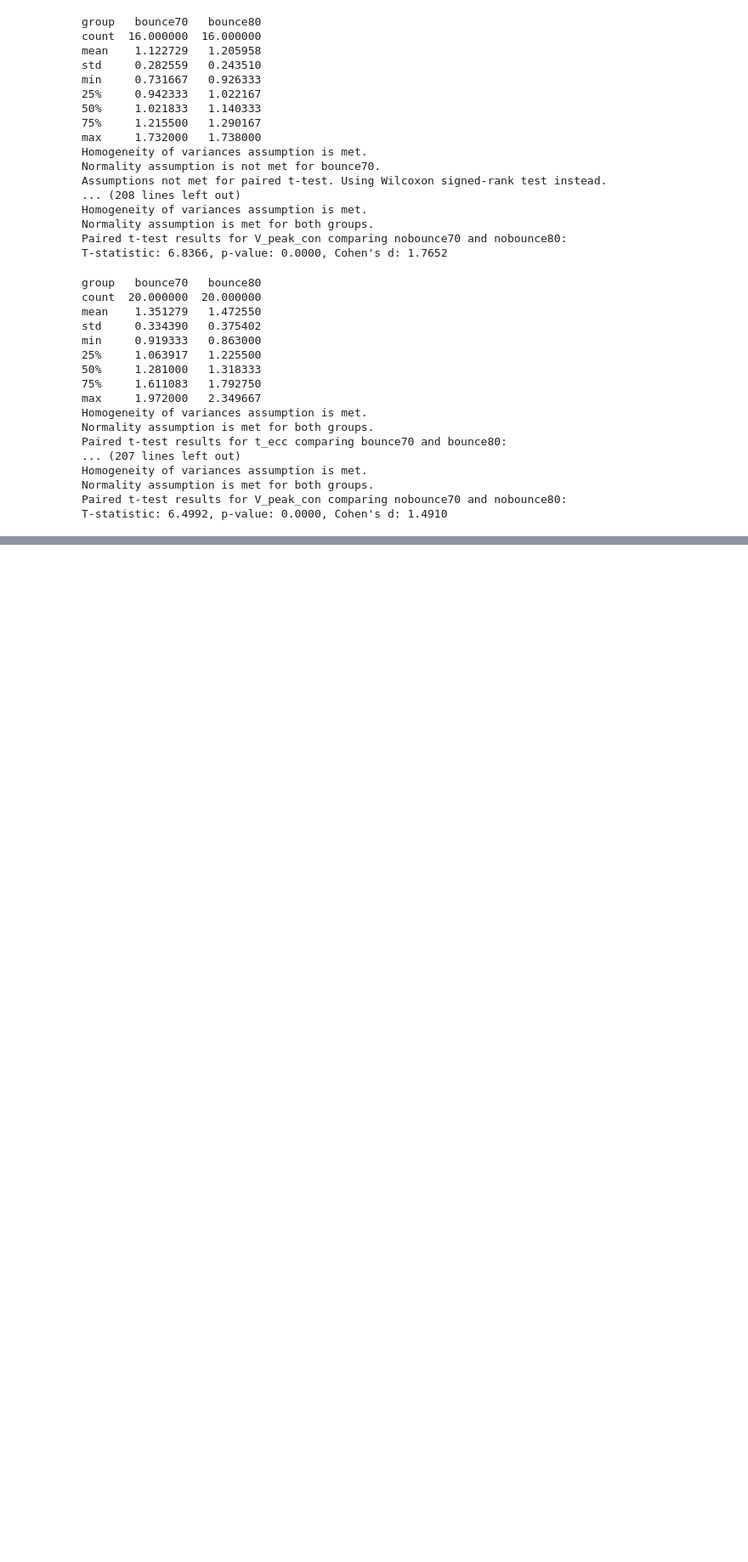
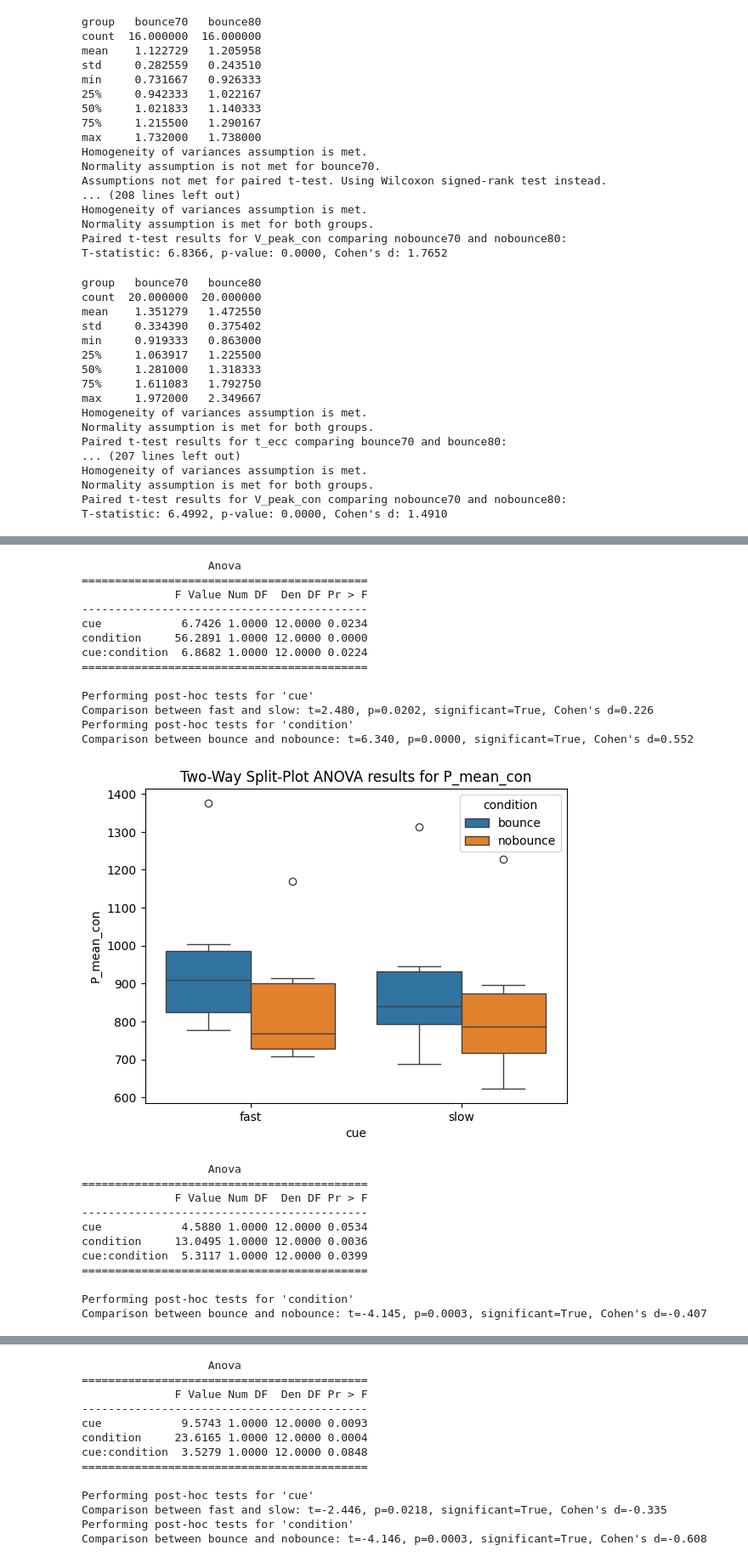
Before and after one commit to loieboi/BounceInsight, a Jupyter notebook: stat.ipynb, the cells around one changed output, grey strips where cells are left out. Shown at 85% size. Saved outputs shown, nothing was run; the diff lists cells and outputs as text; code cells hidden in the pictures; blank space fills up the shorter version.

```diff
--- a/stat.ipynb
+++ b/stat.ipynb
@@ -965,0 +1013,30 @@ T-statistic: 6.4992, p-value: 0.0000, Cohen's d: 1.4910
+# %%
+insight.run_statistics(analysis_type='anova', metric='P_mean_con', df_type='gym', gender='f')
+insight.run_statistics(analysis_type='anova', metric='P_peak_con', df_type='gym', gender='f')
+insight.run_statistics(analysis_type='anova', metric='tpP', df_type='gym', gender='f')
+# %% [output]
+                   Anova
+===========================================
+              F Value Num DF  Den DF Pr > F
+-------------------------------------------
+cue            6.7426 1.0000 12.0000 0.0234
+condition     56.2891 1.0000 12.0000 0.0000
+cue:condition  6.8682 1.0000 12.0000 0.0224
+===========================================
+
+Performing post-hoc tests for 'cue'
+Comparison between fast and slow: t=2.480, p=0.0202, significant=True, Cohen's d=0.226
+Performing post-hoc tests for 'condition'
+Comparison between bounce and nobounce: t=6.340, p=0.0000, significant=True, Cohen's d=0.552
+[figure, added]
+                   Anova
+===========================================
+              F Value Num DF  Den DF Pr > F
+-------------------------------------------
+cue            4.5880 1.0000 12.0000 0.0534
+condition     13.0495 1.0000 12.0000 0.0036
+cue:condition  5.3117 1.0000 12.0000 0.0399
+===========================================
+
+Performing post-hoc tests for 'condition'
+Comparison between bounce and nobounce: t=-4.145, p=0.0003, significant=True, Cohen's d=-0.407
@@ -965,0 +1044,13 @@ T-statistic: 6.4992, p-value: 0.0000, Cohen's d: 1.4910
+                   Anova
+===========================================
+              F Value Num DF  Den DF Pr > F
+-------------------------------------------
+cue            9.5743 1.0000 12.0000 0.0093
+condition     23.6165 1.0000 12.0000 0.0004
+cue:condition  3.5279 1.0000 12.0000 0.0848
+===========================================
+
+Performing post-hoc tests for 'cue'
+Comparison between fast and slow: t=-2.446, p=0.0218, significant=True, Cohen's d=-0.335
+Performing post-hoc tests for 'condition'
+Comparison between bounce and nobounce: t=-4.146, p=0.0003, significant=True, Cohen's d=-0.608
```
Also changed, not shown: parts of 4 cells of this notebook, 7 other files.
